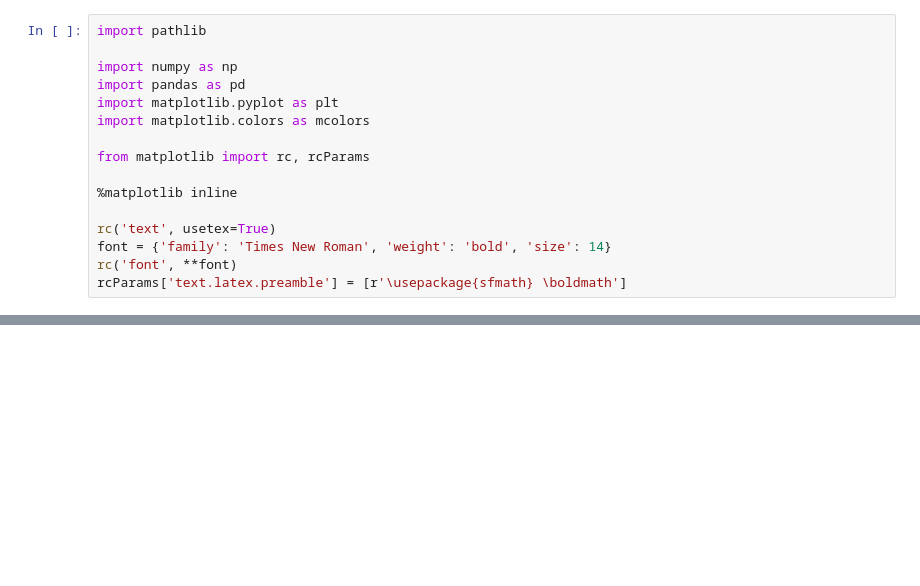
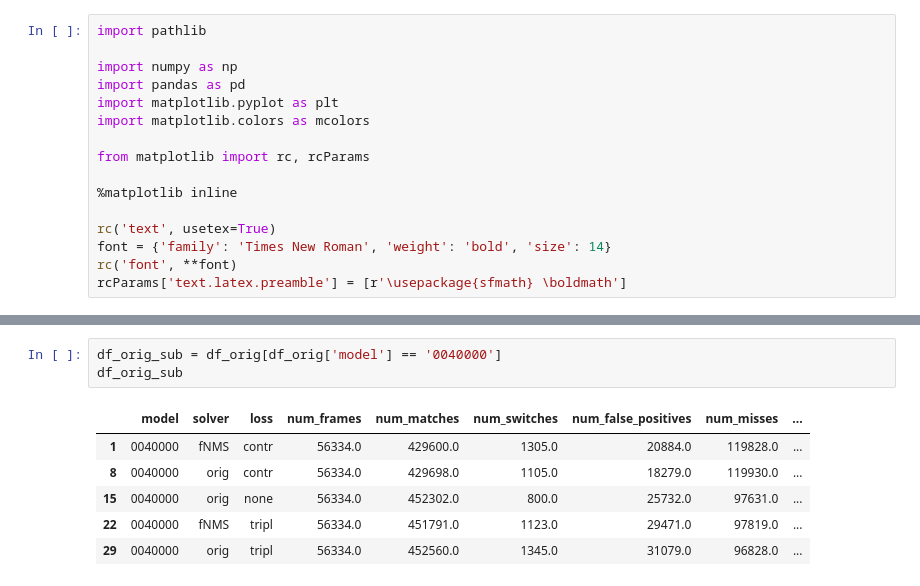
Before and after one commit to mondrasovic/siam-mot, a Jupyter notebook: tracker_cmp_plot.ipynb, the cells around one changed output, grey strips where cells are left out. Cells and saved outputs as stored; diff of their text form; blank space fills up the shorter version.

```diff
--- a/tracker_cmp_plot.ipynb
+++ b/tracker_cmp_plot.ipynb
@@ -56,3 +66,13 @@ df_orig = pd.DataFrame(data={
+# %%
+df_orig_sub = df_orig[df_orig['model'] == '0040000']
+df_orig_sub
+# %% [output]
+|  | model | solver | loss | num_frames | num_matches | num_switches | num_false_positives | num_misses | ... |
+| 1 | 0040000 | fNMS | contr | 56334.0 | 429600.0 | 1305.0 | 20884.0 | 119828.0 | ... |
+| 8 | 0040000 | orig | contr | 56334.0 | 429698.0 | 1105.0 | 18279.0 | 119930.0 | ... |
+| 15 | 0040000 | orig | none | 56334.0 | 452302.0 | 800.0 | 25732.0 | 97631.0 | ... |
+| 22 | 0040000 | fNMS | tripl | 56334.0 | 451791.0 | 1123.0 | 29471.0 | 97819.0 | ... |
+| 29 | 0040000 | orig | tripl | 56334.0 | 452560.0 | 1345.0 | 31079.0 | 96828.0 | ... |
 # %%
 df = df_orig[
     (df_orig['model'] == '0030000') |
```
Also changed, not shown: parts of 4 cells of this notebook, 1 other file.
